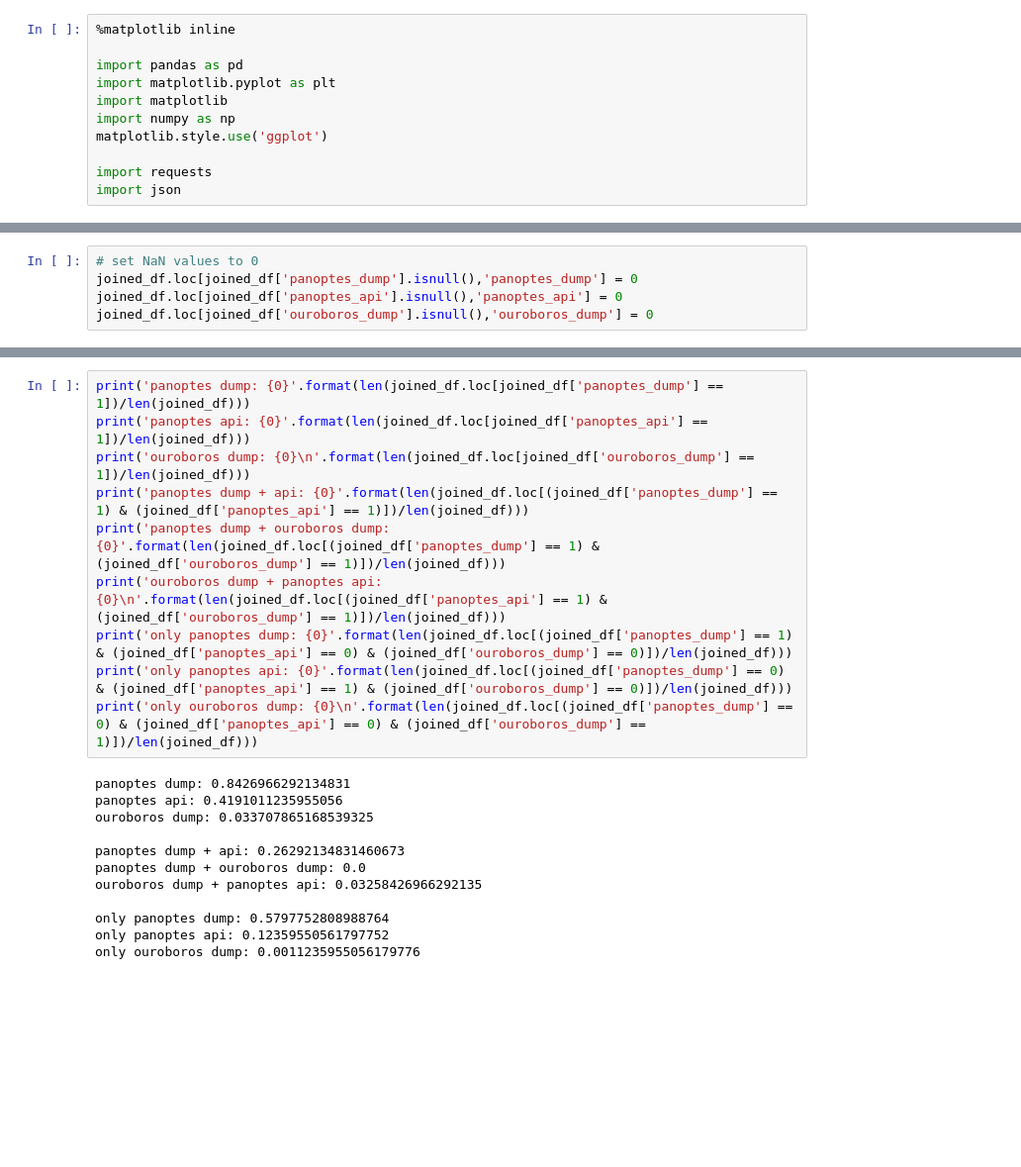
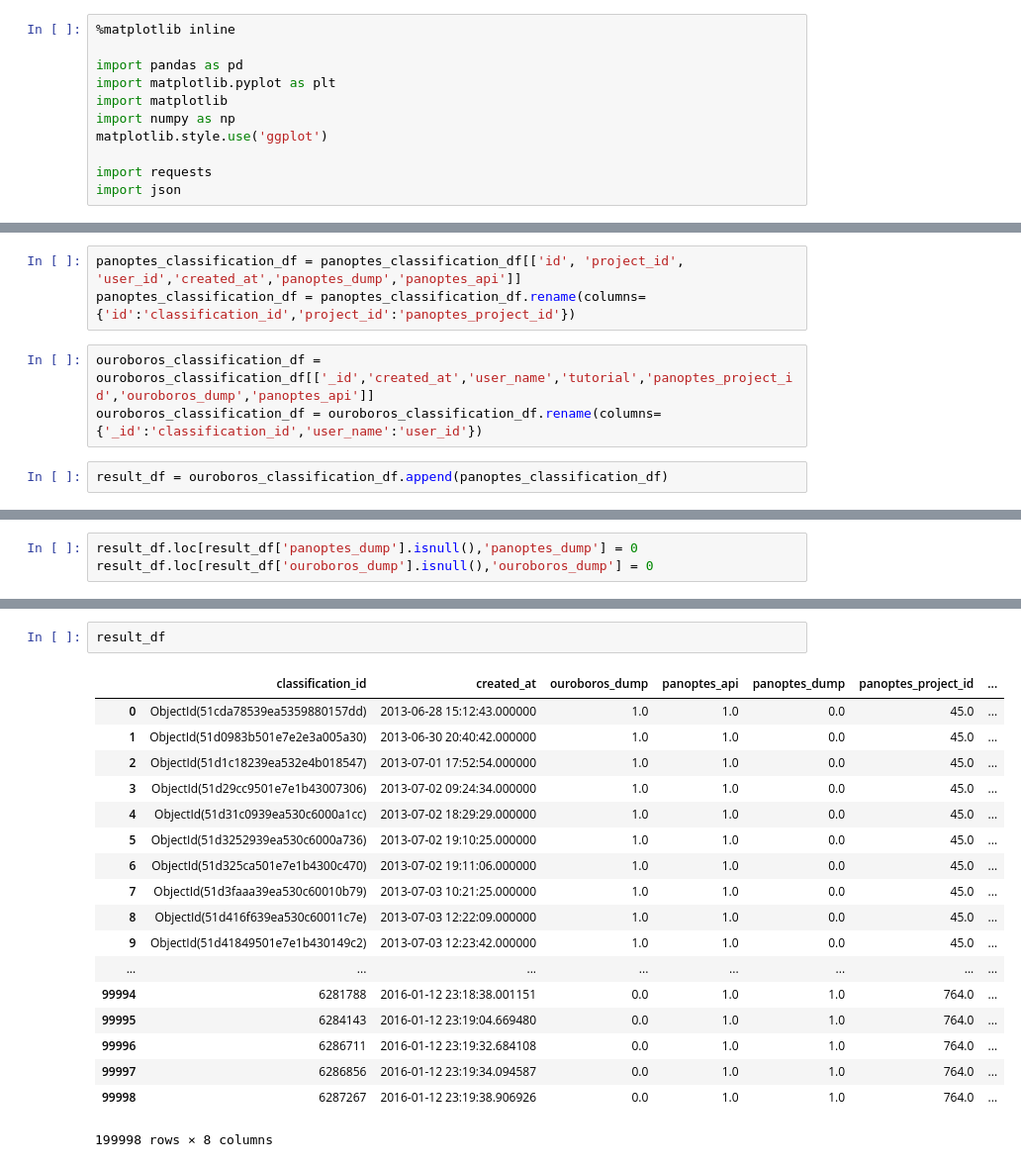
Before and after one commit to jmaddock/zooniverse, a Jupyter notebook: src/notebooks/merge_classification_data.ipynb, the cells around one changed output, grey strips where cells are left out. Shown at 99% size. Drawn from its saved outputs; the diff is of its cells as text; blank space fills up the shorter version.

Commit message:
added merge classification python file

```diff
--- a/src/notebooks/merge_classification_data.ipynb
+++ b/src/notebooks/merge_classification_data.ipynb
@@ -136,0 +63,8 @@ len(joined_df.loc[(joined_df['panoptes_api'] == 1) & (joined_df['ouroboros_dump'
+# %%
+panoptes_classification_df = panoptes_classification_df[['id', 'project_id', 'user_id','created_at','panoptes_dump','panoptes_api']]
+panoptes_classification_df = panoptes_classification_df.rename(columns={'id':'classification_id','project_id':'panoptes_project_id'})
+# %%
+ouroboros_classification_df = ouroboros_classification_df[['_id','created_at','user_name','tutorial','panoptes_project_id','ouroboros_dump','panoptes_api']]
+ouroboros_classification_df = ouroboros_classification_df.rename(columns={'_id':'classification_id','user_name':'user_id'})
+# %%
+result_df = ouroboros_classification_df.append(panoptes_classification_df)
@@ -137,5 +77,3 @@ len(joined_df.loc[(joined_df['panoptes_api'] == 1) & (joined_df['ouroboros_dump'
 # %%
-# set NaN values to 0
-joined_df.loc[joined_df['panoptes_dump'].isnull(),'panoptes_dump'] = 0
-joined_df.loc[joined_df['panoptes_api'].isnull(),'panoptes_api'] = 0
-joined_df.loc[joined_df['ouroboros_dump'].isnull(),'ouroboros_dump'] = 0
+result_df.loc[result_df['panoptes_dump'].isnull(),'panoptes_dump'] = 0
+result_df.loc[result_df['ouroboros_dump'].isnull(),'ouroboros_dump'] = 0
@@ -167,22 +80,21 @@ only ouroboros dump: 1
-# %%
-print('panoptes dump: {0}'.format(len(joined_df.loc[joined_df['panoptes_dump'] == 1])/len(joined_df)))
-print('panoptes api: {0}'.format(len(joined_df.loc[joined_df['panoptes_api'] == 1])/len(joined_df)))
-print('ouroboros dump: {0}\n'.format(len(joined_df.loc[joined_df['ouroboros_dump'] == 1])/len(joined_df)))
-print('panoptes dump + api: {0}'.format(len(joined_df.loc[(joined_df['panoptes_dump'] == 1) & (joined_df['panoptes_api'] == 1)])/len(joined_df)))
-print('panoptes dump + ouroboros dump: {0}'.format(len(joined_df.loc[(joined_df['panoptes_dump'] == 1) & (joined_df['ouroboros_dump'] == 1)])/len(joined_df)))
-print('ouroboros dump + panoptes api: {0}\n'.format(len(joined_df.loc[(joined_df['panoptes_api'] == 1) & (joined_df['ouroboros_dump'] == 1)])/len(joined_df)))
-print('only panoptes dump: {0}'.format(len(joined_df.loc[(joined_df['panoptes_dump'] == 1) & (joined_df['panoptes_api'] == 0) & (joined_df['ouroboros_dump'] == 0)])/len(joined_df)))
-print('only panoptes api: {0}'.format(len(joined_df.loc[(joined_df['panoptes_dump'] == 0) & (joined_df['panoptes_api'] == 1) & (joined_df['ouroboros_dump'] == 0)])/len(joined_df)))
-print('only ouroboros dump: {0}\n'.format(len(joined_df.loc[(joined_df['panoptes_dump'] == 0) & (joined_df['panoptes_api'] == 0) & (joined_df['ouroboros_dump'] == 1)])/len(joined_df)))
-# %% [output]
-panoptes dump: 0.8426966292134831
-panoptes api: 0.4191011235955056
-ouroboros dump: 0.033707865168539325
-
-panoptes dump + api: 0.26292134831460673
-panoptes dump + ouroboros dump: 0.0
-ouroboros dump + panoptes api: 0.03258426966292135
-
-only panoptes dump: 0.5797752808988764
-only panoptes api: 0.12359550561797752
-only ouroboros dump: 0.0011235955056179776
+# %%
+result_df
+# %% [output]
+|  | classification_id | created_at | ouroboros_dump | panoptes_api | panoptes_dump | panoptes_project_id | ... |
+| 0 | ObjectId(51cda78539ea5359880157dd) | 2013-06-28 15:12:43.000000 | 1.0 | 1.0 | 0.0 | 45.0 | ... |
+| 1 | ObjectId(51d0983b501e7e2e3a005a30) | 2013-06-30 20:40:42.000000 | 1.0 | 1.0 | 0.0 | 45.0 | ... |
+| 2 | ObjectId(51d1c18239ea532e4b018547) | 2013-07-01 17:52:54.000000 | 1.0 | 1.0 | 0.0 | 45.0 | ... |
+| 3 | ObjectId(51d29cc9501e7e1b43007306) | 2013-07-02 09:24:34.000000 | 1.0 | 1.0 | 0.0 | 45.0 | ... |
+| 4 | ObjectId(51d31c0939ea530c6000a1cc) | 2013-07-02 18:29:29.000000 | 1.0 | 1.0 | 0.0 | 45.0 | ... |
+| 5 | ObjectId(51d3252939ea530c6000a736) | 2013-07-02 19:10:25.000000 | 1.0 | 1.0 | 0.0 | 45.0 | ... |
+| 6 | ObjectId(51d325ca501e7e1b4300c470) | 2013-07-02 19:11:06.000000 | 1.0 | 1.0 | 0.0 | 45.0 | ... |
+| 7 | ObjectId(51d3faaa39ea530c60010b79) | 2013-07-03 10:21:25.000000 | 1.0 | 1.0 | 0.0 | 45.0 | ... |
+| 8 | ObjectId(51d416f639ea530c60011c7e) | 2013-07-03 12:22:09.000000 | 1.0 | 1.0 | 0.0 | 45.0 | ... |
+| 9 | ObjectId(51d41849501e7e1b430149c2) | 2013-07-03 12:23:42.000000 | 1.0 | 1.0 | 0.0 | 45.0 | ... |
+| ... | ... | ... | ... | ... | ... | ... | ... |
+| 99994 | 6281788 | 2016-01-12 23:18:38.001151 | 0.0 | 1.0 | 1.0 | 764.0 | ... |
+| 99995 | 6284143 | 2016-01-12 23:19:04.669480 | 0.0 | 1.0 | 1.0 | 764.0 | ... |
+| 99996 | 6286711 | 2016-01-12 23:19:32.684108 | 0.0 | 1.0 | 1.0 | 764.0 | ... |
+| 99997 | 6286856 | 2016-01-12 23:19:34.094587 | 0.0 | 1.0 | 1.0 | 764.0 | ... |
+| 99998 | 6287267 | 2016-01-12 23:19:38.906926 | 0.0 | 1.0 | 1.0 | 764.0 | ... |
+199998 rows × 8 columns
```
Also changed, not shown: parts of 19 cells of this notebook, 2 other files.
